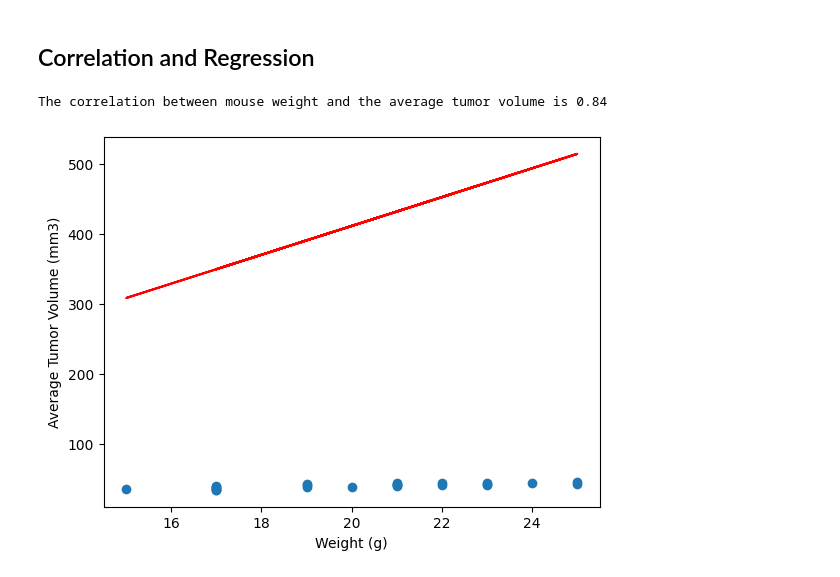
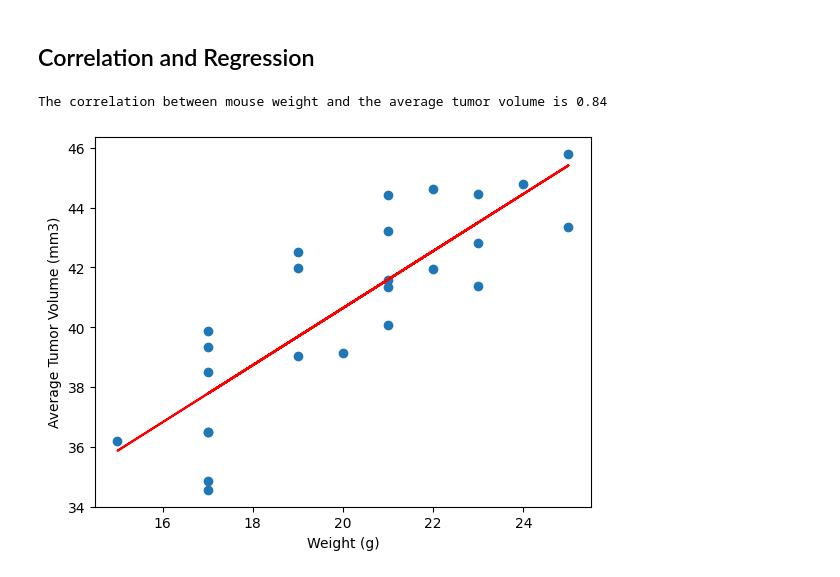
Before and after one commit to manc1n1/data-viz-challenge, a Jupyter notebook: Pymaceuticals/main.ipynb, the cells around one changed output. Drawn from its saved outputs; the diff is of its cells as text; code cells hidden in the pictures.

Commit message:
Update regress_values

```diff
--- a/Pymaceuticals/main.ipynb
+++ b/Pymaceuticals/main.ipynb
@@ -324,19 +324,19 @@ plt.show()
 # %%
 # Calculate the correlation coefficient and a linear regression model
 # for mouse weight and average observed tumor volume for the entire Capomulin regimen
 weight = weight.astype(float)
 corr = st.pearsonr(weight, avg)
 (slope, intercept, rvalue, pvalue, stderr) = st.linregress(weight, avg)
-regress_values = weight * slope * intercept
+regress_values = weight * slope + intercept
 line_eq = "y = " + str(round(slope, 2)) + "x + " + str(round(intercept, 2))
 plt.scatter(weight, avg)
 plt.plot(weight, regress_values, "r-")
 plt.xlabel("Weight (g)")
 plt.ylabel("Average Tumor Volume (mm3)")
 print(
     f"The correlation between mouse weight and the average tumor volume is {round(corr[0], 2)}"
 )
 plt.show()
 # %% [output]
 The correlation between mouse weight and the average tumor volume is 0.84
-[figure, old version]
+[figure, new version]
```
